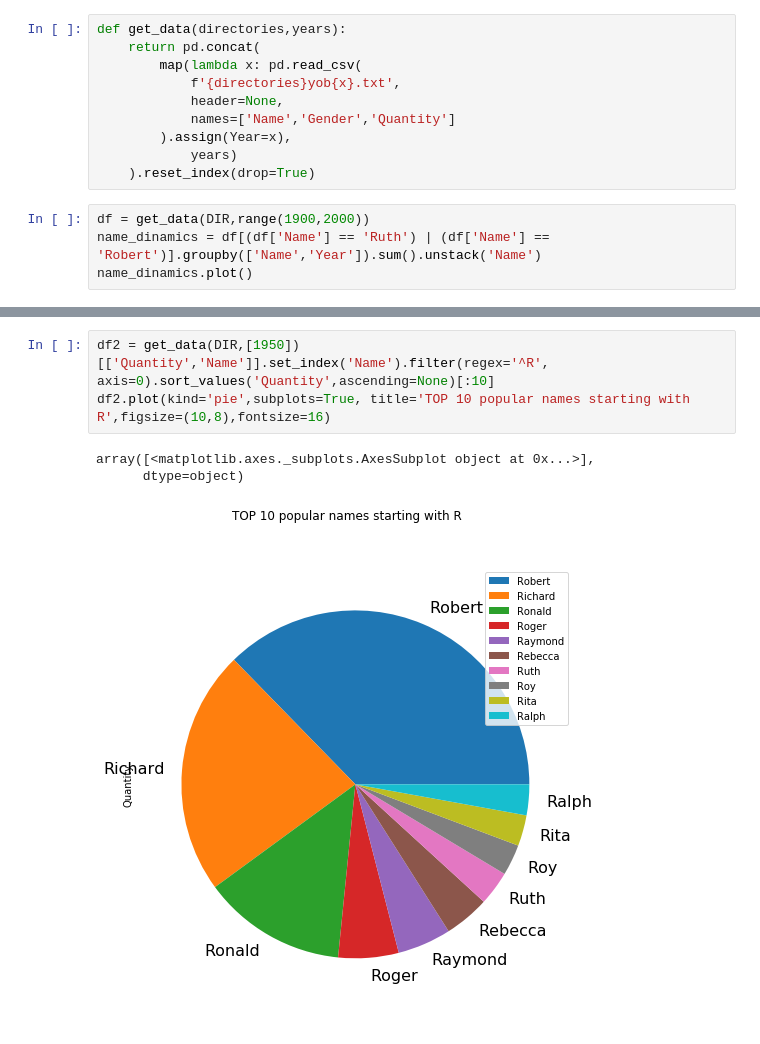
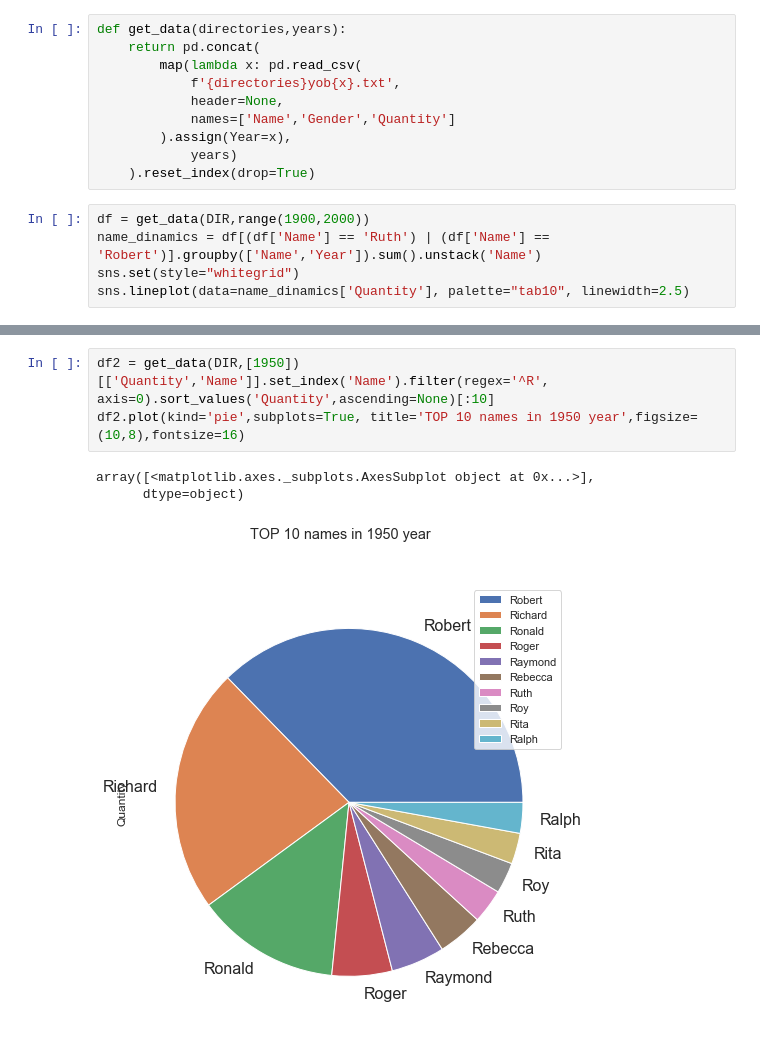
Before and after one commit to SemenovAV/data_visualisation, a Jupyter notebook: visualisation.ipynb, the cells around one changed output, grey strips where cells are left out. Drawn from its saved outputs; the diff is of its cells as text.

```diff
--- a/visualisation.ipynb
+++ b/visualisation.ipynb
@@ -16,6 +17,7 @@ def get_data(directories,years):
 # %%
 df = get_data(DIR,range(1900,2000))
 name_dinamics = df[(df['Name'] == 'Ruth') | (df['Name'] == 'Robert')].groupby(['Name','Year']).sum().unstack('Name')
-name_dinamics.plot()
+sns.set(style="whitegrid")
+sns.lineplot(data=name_dinamics['Quantity'], palette="tab10", linewidth=2.5)
 # %% [output]
 <matplotlib.axes._subplots.AxesSubplot at 0x...>
@@ -28,7 +30,7 @@ name_dinamics.filter(regex='0$|5$',axis=0).plot(kind='bar', rot=45)
 # %%
 df2 = get_data(DIR,[1950])[['Quantity','Name']].set_index('Name').filter(regex='^R', axis=0).sort_values('Quantity',ascending=None)[:10]
-df2.plot(kind='pie',subplots=True, title='TOP 10 popular names starting with R',figsize=(10,8),fontsize=16)
+df2.plot(kind='pie',subplots=True, title='TOP 10 names in 1950 year',figsize=(10,8),fontsize=16)
 # %% [output]
 array([<matplotlib.axes._subplots.AxesSubplot object at 0x...>],
       dtype=object)
-[figure, old version]
+[figure, new version]
```
Also changed, not shown: parts of 4 cells of this notebook.
